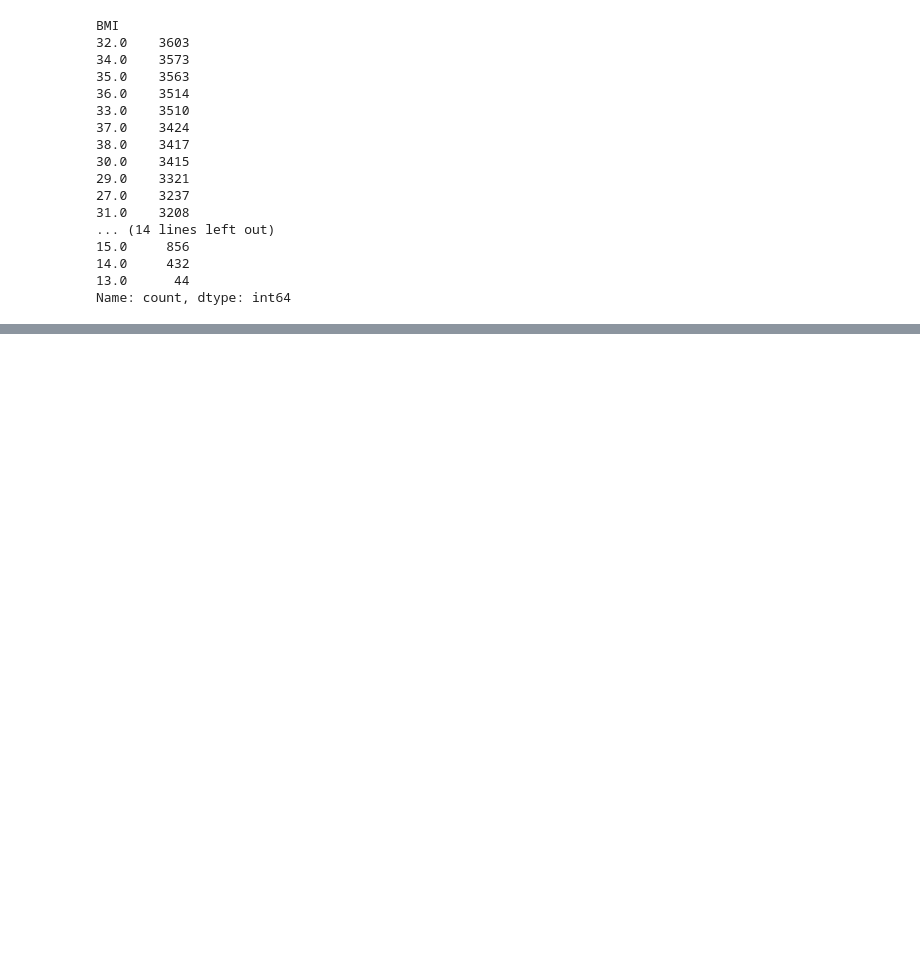
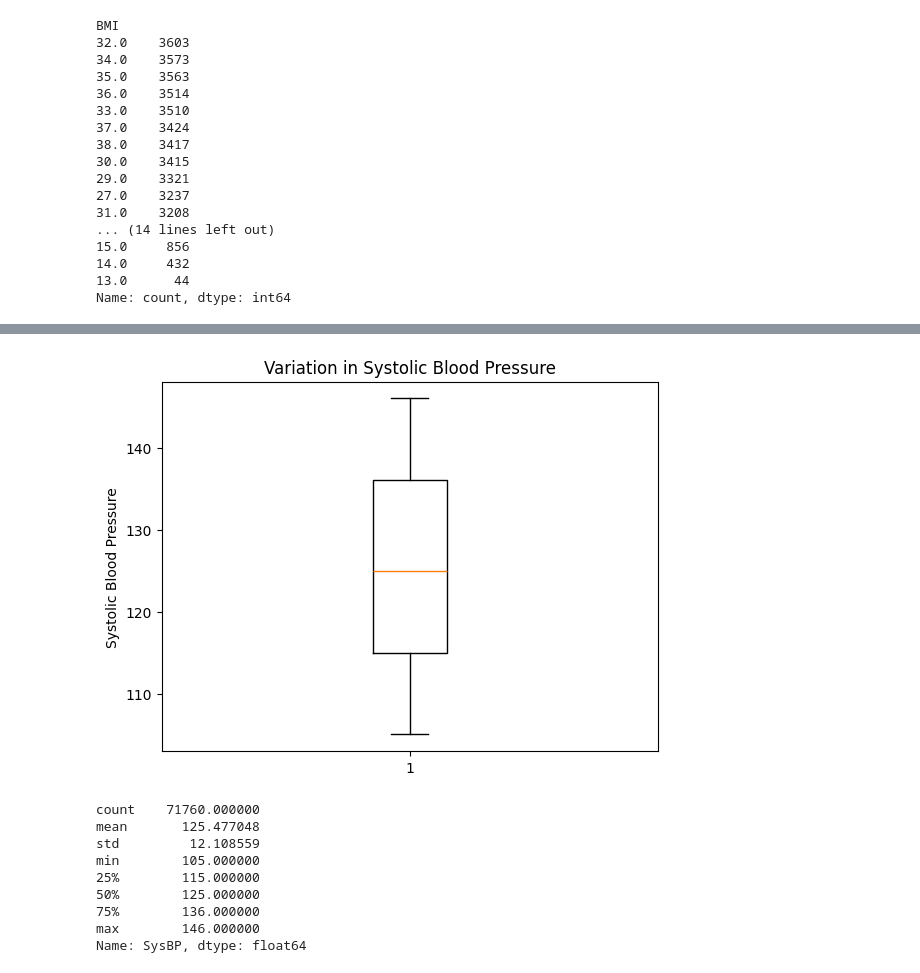
Before and after one commit to 0xAnujjj/health-data-visualization, a Jupyter notebook: main.ipynb, the cells around one changed output, grey strips where cells are left out. Cells and saved outputs as stored; diff of their text form; code cells hidden in the pictures; blank space fills up the shorter version.

```diff
--- a/main.ipynb
+++ b/main.ipynb
@@ -123,0 +155,19 @@ Name: count, dtype: int64
+# %%
+# box plot
+plt.figure()
+plt.boxplot(df['SysBP'])
+plt.ylabel("Systolic Blood Pressure")
+plt.title("Variation in Systolic Blood Pressure")
+plt.show()
+df['SysBP'].describe()
+# %% [output]
+[figure, added]
+count    71760.000000
+mean       125.477048
+std         12.108559
+min        105.000000
+25%        115.000000
+50%        125.000000
+75%        136.000000
+max        146.000000
+Name: SysBP, dtype: float64
```
Also changed, not shown: parts of 6 cells of this notebook.
